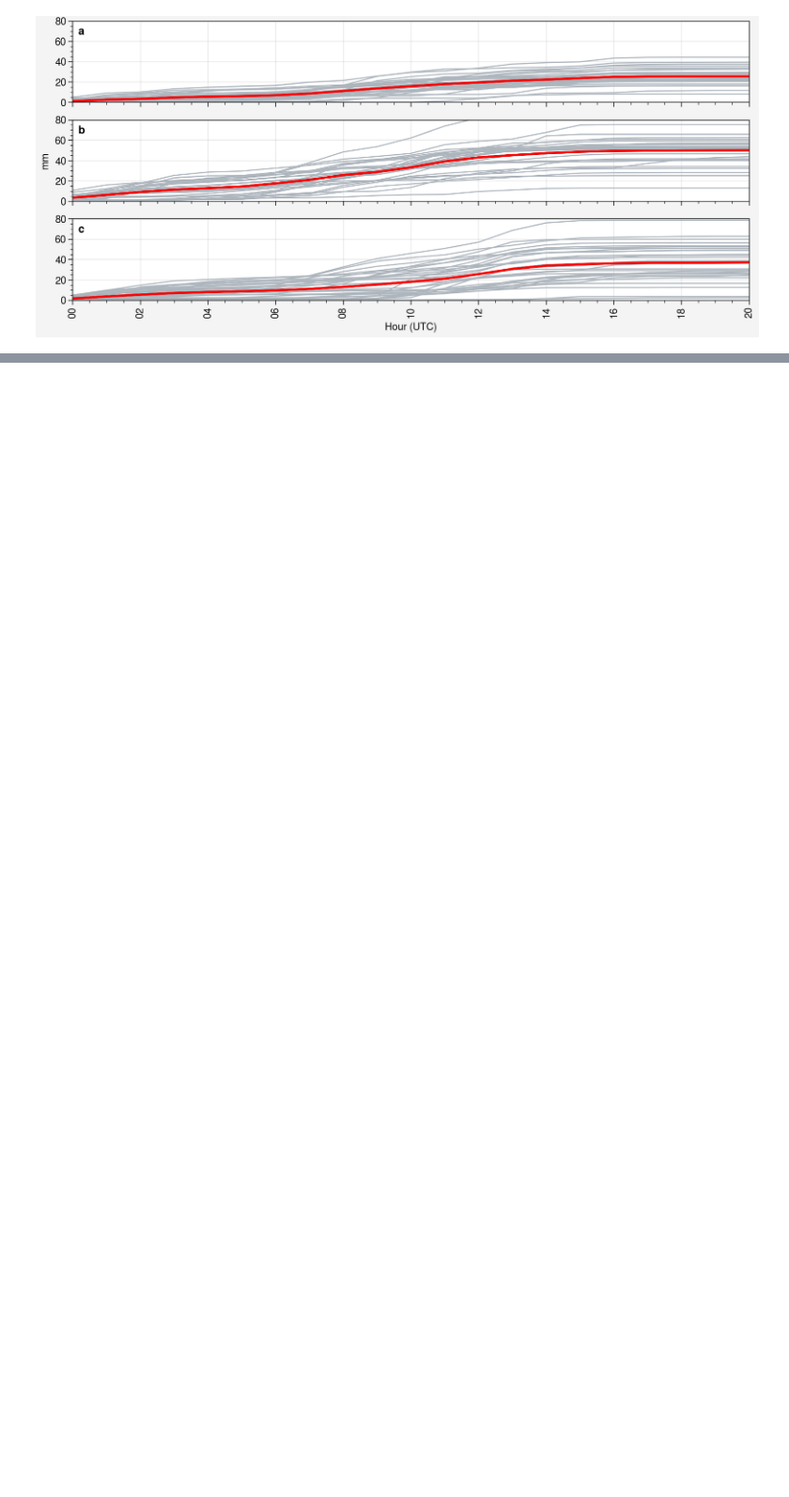
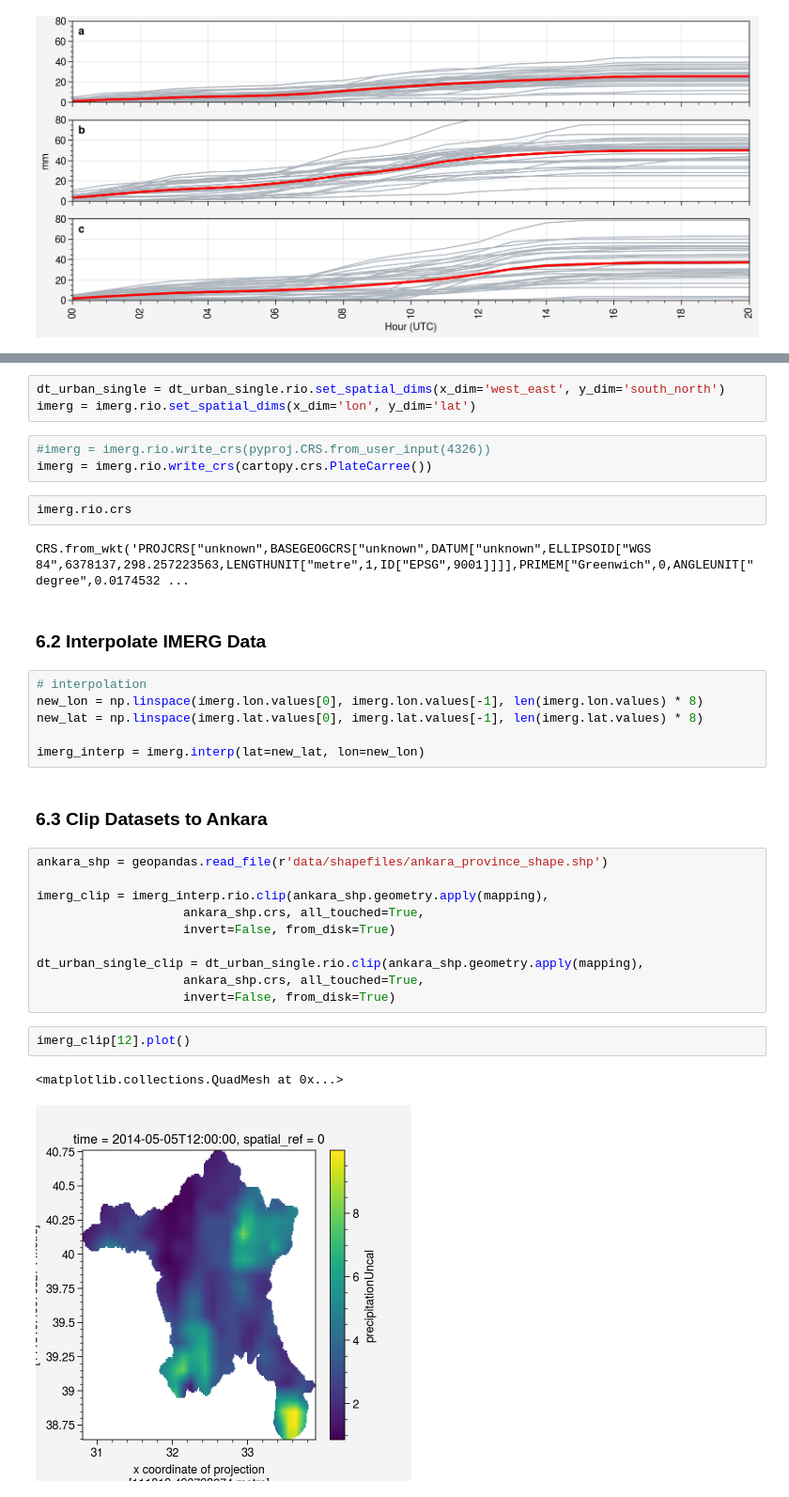
Before and after one commit to donmezkutay/Urban-Precipitation-Article, a Jupyter notebook: revision_hourly_verification_point_spring.ipynb, the cells around one changed output, grey strips where cells are left out. Shown at 94% size. Saved outputs shown, nothing was run; the diff lists cells and outputs as text; blank space fills up the shorter version.

```diff
--- a/revision_hourly_verification_point_spring.ipynb
+++ b/revision_hourly_verification_point_spring.ipynb
@@ -500,0 +518,35 @@ plt.savefig(r'pictures/revision_spring_verification_hourly_point.jpeg',
+# %%
+dt_urban_single = dt_urban_single.rio.set_spatial_dims(x_dim='west_east', y_dim='south_north')
+imerg = imerg.rio.set_spatial_dims(x_dim='lon', y_dim='lat')
+# %%
+#imerg = imerg.rio.write_crs(pyproj.CRS.from_user_input(4326))
+imerg = imerg.rio.write_crs(cartopy.crs.PlateCarree())
+# %%
+imerg.rio.crs
+# %% [output]
+CRS.from_wkt('PROJCRS["unknown",BASEGEOGCRS["unknown",DATUM["unknown",ELLIPSOID["WGS 84",6378137,298.257223563,LENGTHUNIT["metre",1,ID["EPSG",9001]]]],PRIMEM["Greenwich",0,ANGLEUNIT["degree",0.0174532 ...
+# %% [markdown]
+### 6.2 Interpolate IMERG Data
+# %%
+# interpolation
+new_lon = np.linspace(imerg.lon.values[0], imerg.lon.values[-1], len(imerg.lon.values) * 8)
+new_lat = np.linspace(imerg.lat.values[0], imerg.lat.values[-1], len(imerg.lat.values) * 8)
+
+imerg_interp = imerg.interp(lat=new_lat, lon=new_lon)
+# %% [markdown]
+### 6.3 Clip Datasets to Ankara
+# %%
+ankara_shp = geopandas.read_file(r'data/shapefiles/ankara_province_shape.shp')
+
+imerg_clip = imerg_interp.rio.clip(ankara_shp.geometry.apply(mapping),
+                    ankara_shp.crs, all_touched=True,
+                    invert=False, from_disk=True)
+
+dt_urban_single_clip = dt_urban_single.rio.clip(ankara_shp.geometry.apply(mapping),
+                    ankara_shp.crs, all_touched=True,
+                    invert=False, from_disk=True)
+# %%
+imerg_clip[12].plot()
+# %% [output]
+<matplotlib.collections.QuadMesh at 0x...>
+[figure, added]
```
Also changed, not shown: parts of 16 cells of this notebook, 1 other file.
